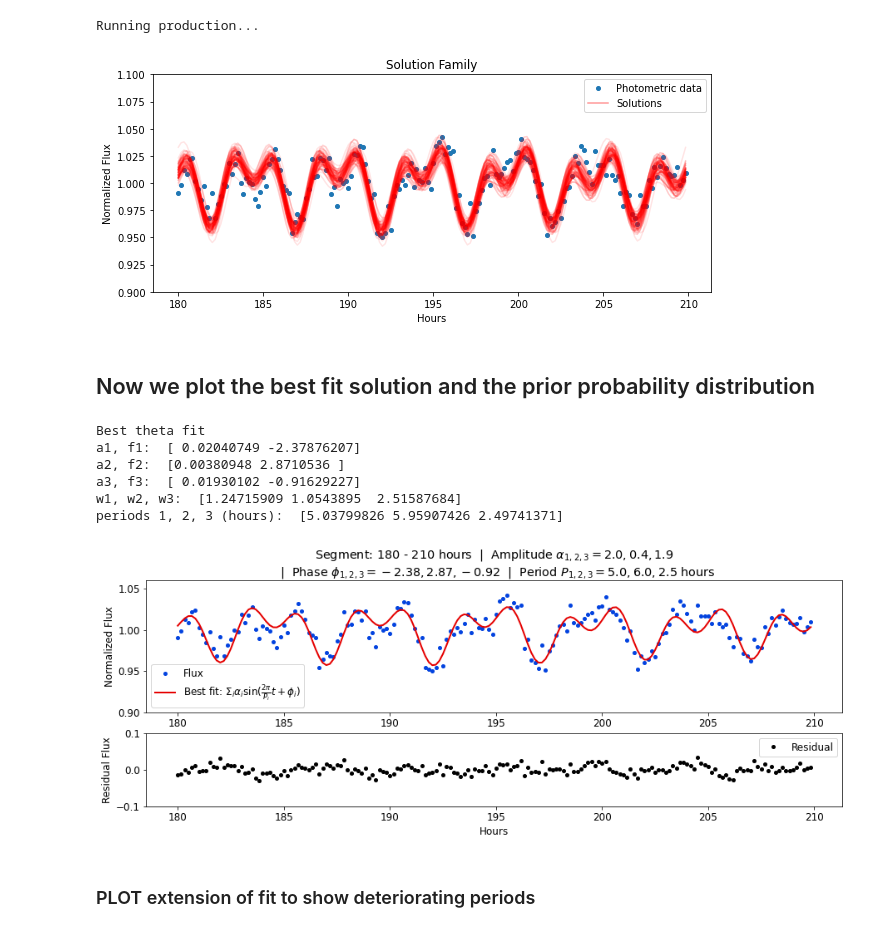
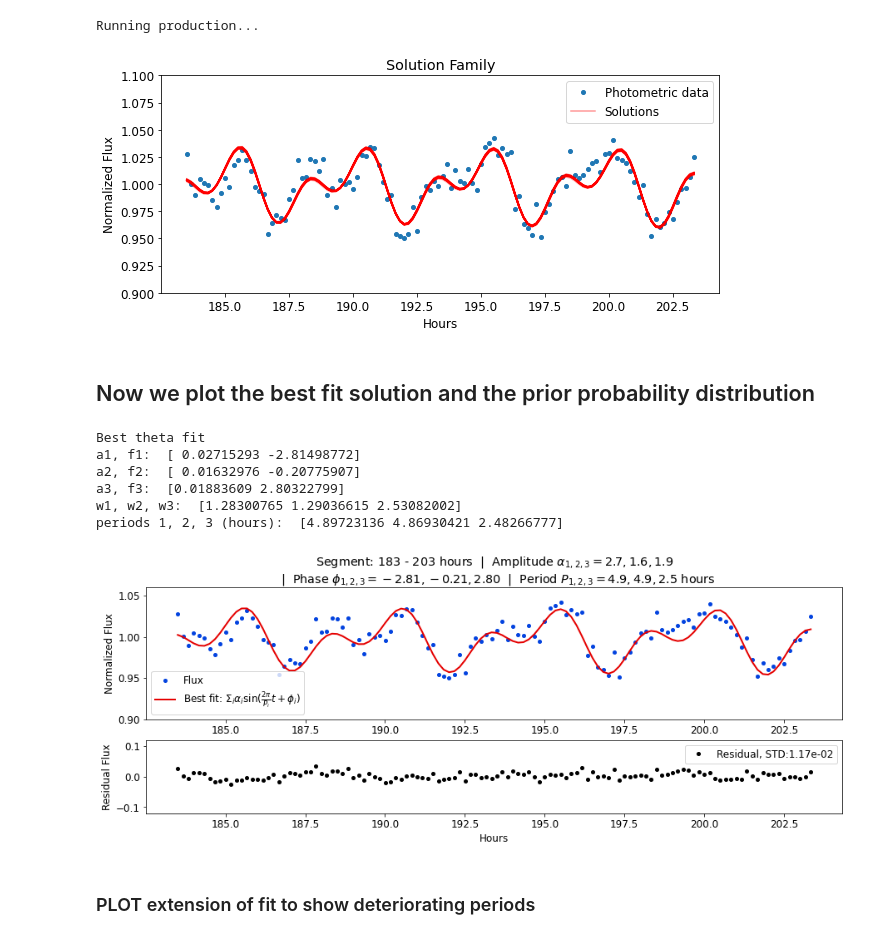
Before and after one commit to fudanguyen/aroma, a Jupyter notebook: AROMA_An_Exo_Rot_Mapping/notebooks/[MCMC_180-210hours]lightCurveSyntheticFit.ipynb, the cells around one changed output. Saved outputs shown, nothing was run; the diff lists cells and outputs as text; code cells hidden in the pictures.

```diff
--- a/AROMA_An_Exo_Rot_Mapping/notebooks/[MCMC_180-210hours]lightCurveSyntheticFit.ipynb
+++ b/AROMA_An_Exo_Rot_Mapping/notebooks/[MCMC_180-210hours]lightCurveSyntheticFit.ipynb
@@ -40,7 +40,8 @@ fit_dir = join(homedir,'notebooks', 'periodSineFit_metadata')
 
 time, lc = data.TIME, data.lc_corrected
 # segments = [(30,80), (80,130), (150,200), (220,270), (330, 380)]
-segments = [(180, 210)]
+# segments = [(180, 210)]
+segments = [(183.5, 203.5)]
 for seg in segments:
     plt.figure(figsize=(12, 2.5)), plt.plot(time, lc, ls='', marker='o', ms=3.0), plt.xlim(seg), plt.xlabel('Hrs'), plt.title("Segment: "+str(seg)+" hrs"), plt.ylim((0.93, 1.07))
 # %% [output]
@@ -108,9 +109,9 @@ Declare four functions:
 # %%
 import emcee
 
-def model(theta, t=time):
+def model(theta, t=time, a0=0.9988466):
     a1, f1, a2, f2, a3, f3, w1, w2, w3 = theta
-    model = 1 + a1*np.sin(w1*t + f1) + a2*np.sin(w2*t + f2) + a3*np.sin(w3*t + f3)
+    model = a0 + a1*np.sin(w1*t + f1) + a2*np.sin(w2*t + f2) + a3*np.sin(w3*t + f3)
     return model
 
 def lnlike(theta, x, y, yerr):
@@ -181,7 +182,14 @@ initial, tpe
 # %%
 #set nwalkers
 nwalkers = 200
+# nwalkers = 400
+# nwalkers = 1000
+# nwalkers = 2000
+# nwalkers = 3000
+
 niter = 10000
+# niter = 20000
+
 # initial = popt
 # initial = [2e-2+5e-3*np.random.rand(), 5*np.random.rand(),
 #            2e-2+5e-3*np.random.rand(), 5*np.random.rand(),
@@ -203,12 +211,12 @@ ndim = len(initial)
 #                       initial[6] + 1e-1**np.random.randn(1), initial[7] + 1e-1*np.random.randn(1), initial[8] + 1e-1*np.random.randn(1)])
 #     p0.append(array.T)
 
-weights = np.array((3e-3, 3e-3,
-                    3e-3, 3e-3,
-                    3e-3, 3e-3,
-                    1e-3, 1e-3, 1e-3))
+# weights = np.array((5e-3, 1e-4,
+#                     5e-3, 1e-4,
+#                     5e-3, 1e-4,
+#                     1e-4, 1e-4, 1e-4))
 
-# weights = 1e-3
+weights = 1e-4
 p0 = [np.array(initial) + weights*np.random.randn(ndim) for i in range(nwalkers)]
 
 #create initial priors by scipy.optimize
@@ -217,7 +225,7 @@ def main(p0,nwalkers,niter,ndim,lnprob,data):
     sampler = emcee.EnsembleSampler(nwalkers, ndim, lnprob, args=df)
 
     print("Running burn-in...")
-    p0, _, _ = sampler.run_mcmc(p0, 1000, progress=True)
+    p0, _, _ = sampler.run_mcmc(p0, 500, progress=True)
     sampler.reset()
 
     print("Running production...")
@@ -232,6 +240,8 @@ Running production...
 # %%
 ### Plotting solution family
 save = False
+# save = True
+
 def plotter(sampler,t=time,flux=lc):
     plt.figure(figsize=(10,4))
     plt.plot(t,flux,label='Photometric data', ls='', marker='o', ms=4)
@@ -241,6 +251,7 @@ def plotter(sampler,t=time,flux=lc):
     plt.plot(t[0], 1, color="r", alpha=0.4, label='Solutions')
     plt.title('Solution Family')
     plt.xlabel('Hours')
+
     plt.ylabel(r'Normalized Flux')
     plt.legend(), plt.ylim((0.9, 1.1))
 
@@ -254,7 +265,7 @@ def plotter(sampler,t=time,flux=lc):
     plt.show()
 plotter(sampler)
 # %% [output]
-[figure, old version]
+[figure, new version]
 # %% [markdown]
 ## Now we plot the best fit solution and the prior probability distribution
 # %%
@@ -269,39 +280,44 @@ print('a1, f1: ', theta_max[0:2])
 print('a2, f2: ', theta_max[2:4])
 print('a3, f3: ', theta_max[4:6])
 print('w1, w2, w3: ', theta_max[6:9])
 print('periods 1, 2, 3 (hours): ', 2*pi/theta_max[6:9])
 
 best_fit_model = model(theta_max)
 # plt.figure(figsize=(12,8))
 f, (a0, a1) = plt.subplots(2, 1, figsize = (15,5), gridspec_kw={'height_ratios': [1.8, 1]})
 a0.set_title('Segment: %i - %i hours'%(tlow, thigh)
            + r'  |  Amplitude $ \alpha_{1,2,3}=%.1f, %.1f, %.1f $' %(theta_max[0]*100, theta_max[2]*100, theta_max[4]*100)
            + '\n' + r'  |  Phase $ \phi_{1,2,3}=%.2f, %.2f, %.2f $' %(theta_max[1], theta_max[3], theta_max[5])
            + r'  |  Period $ P_{1,2,3}=%.1f, %.1f, %.1f $ hours'   %(2*pi/theta_max[6], 2*pi/theta_max[7], 2*pi/theta_max[8]) )
 # a0.axhline(y=1.0, xmin=tlow, xmax=thigh, ls='--', lw=1)
 a0.plot(time,lc,label='Flux',ls='', marker='o', ms=4, c='xkcd:blue')
-a0.plot(time,best_fit_model,label=r'Best fit: $\Sigma_i \alpha_i \sin(\frac{2\pi}{P_i}t + \phi_i)  $', lw=2, c='xkcd:red')
+a0.plot(time,1.108*best_fit_model-0.11,label=r'Best fit: $\Sigma_i \alpha_i \sin(\frac{2\pi}{P_i}t + \phi_i)  $', lw=2, c='xkcd:red')
 a0.set_ylim((0.900, 1.060)), a0.legend()
 a0.set_ylabel('Normalized Flux')
-a1.plot(time,lc - best_fit_model,label='Residual', ls='', marker='o', ms=4, c='k'), plt.legend()
-a1.set_ylim((-0.1,0.1))
+
+fitResidual = lc - (1.108*best_fit_model-0.11)
+resStd = np.std(fitResidual)
+a1.plot(time,fitResidual,label='Residual, STD:%.2e'%resStd, ls='', marker='o', ms=4, c='k'),
+a1.legend()
+a1.set_ylim((-0.12,0.12))
 a1.set_ylabel('Residual Flux')
 a1.set_xlabel('Hours')
 
 ## Saving
 save = True
+# save = False
 if save:
     handle_code = 'MCMC'
     plotOut = plotPath + '/%s_sector3637_%i_%i-hr_fit'%(handle_code, tlow, thigh)
     f.savefig(plotOut+'.pdf', dpi=300, format='pdf', bbox_inches = 'tight')
     f.savefig(plotOut+'.png', dpi=300, format='png', bbox_inches = 'tight')
 
 plt.show()
 # %% [output]
 Best theta fit
-a1, f1:  [ 0.02040749 -2.37876207]
-a2, f2:  [0.00380948 2.8710536 ]
-a3, f3:  [ 0.01930102 -0.91629227]
-w1, w2, w3:  [1.24715909 1.0543895  2.51587684]
-periods 1, 2, 3 (hours):  [5.03799826 5.95907426 2.49741371]
+a1, f1:  [ 0.02715293 -2.81498772]
+a2, f2:  [ 0.01632976 -0.20775907]
+a3, f3:  [0.01883609 2.80322799]
+w1, w2, w3:  [1.28300765 1.29036615 2.53082002]
+periods 1, 2, 3 (hours):  [4.89723136 4.86930421 2.48266777]
-[figure, old version]
+[figure, new version]
```
Also changed, not shown: parts of 5 cells of this notebook, 50 other files.
